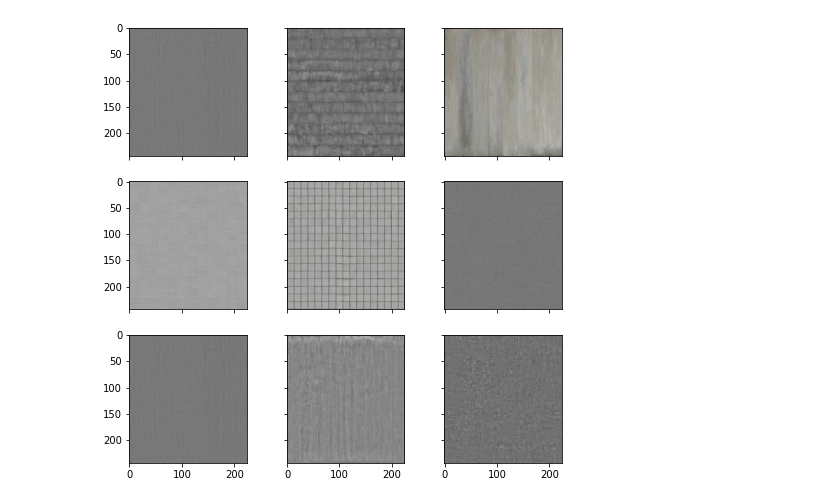
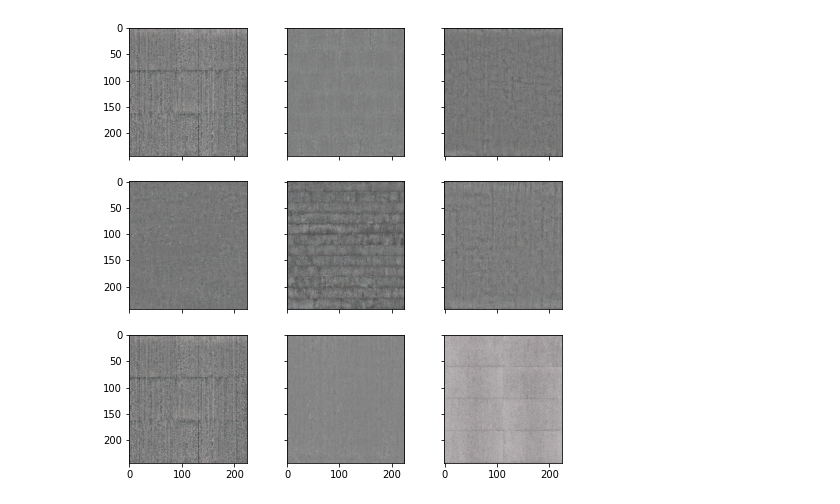
Before and after one commit to GusevMihail/seamless_textute_generator, a Jupyter notebook: sandbox.ipynb, the cells around one changed output. Drawn from its saved outputs; the diff is of its cells as text; code cells hidden in the pictures.

```diff
--- a/sandbox.ipynb
+++ b/sandbox.ipynb
@@ -31,5 +33,5 @@ dataset = ImageFolder('Data')
 # %%
-data_folder = r'Data/'
+data_folder = r'data/train'
 image_names = tuple(f for f in os.listdir(data_folder) if os.path.isfile(os.path.join(data_folder, f)))
 # %%
 from torch.utils import data
@@ -58,9 +60,9 @@ class TextureDataset(data.Dataset):
         image_path = os.path.join(self.root_path, self.file_list[index])
         # mask_path = os.path.join(mask_folder, file_id + ".png")
 
-        # image = cv2.imread(image_path)
+        image = cv2.imread(image_path)
         # image = cv2.cvtColor(image, cv2.COLOR_BGR2RGB)
-        image = Image.open(image_path)
+        # image = Image.open(image_path)
         # mask = cv2.imread(mask_path, flags=cv2.IMREAD_GRAYSCALE)
 
         if self.transforms is not None:
@@ -76,20 +96,21 @@ dataset[0]
 # %%
 
 
 # look at the image
 np.random.seed(42)
 
 fig, ax = plt.subplots(nrows=3, ncols=3, figsize=(8, 8),
                        sharey=True, sharex=True)
 
 for fig_x in ax.flatten():
     i = np.random.choice(len(dataset), 1)[0]
     im = dataset[i]
 
-    im = im.resize((224, 244))
+    im = cv2.resize(im, (224, 244))
+    # print(im)
     fig_x.imshow(im)
     # if img_label is not None:
     #     fig_x.set_title(img_label)
     fig_x.grid(False)
 # %% [output]
-[figure, old version]
+[figure, new version]
```
Also changed, not shown: parts of 3 cells of this notebook.
